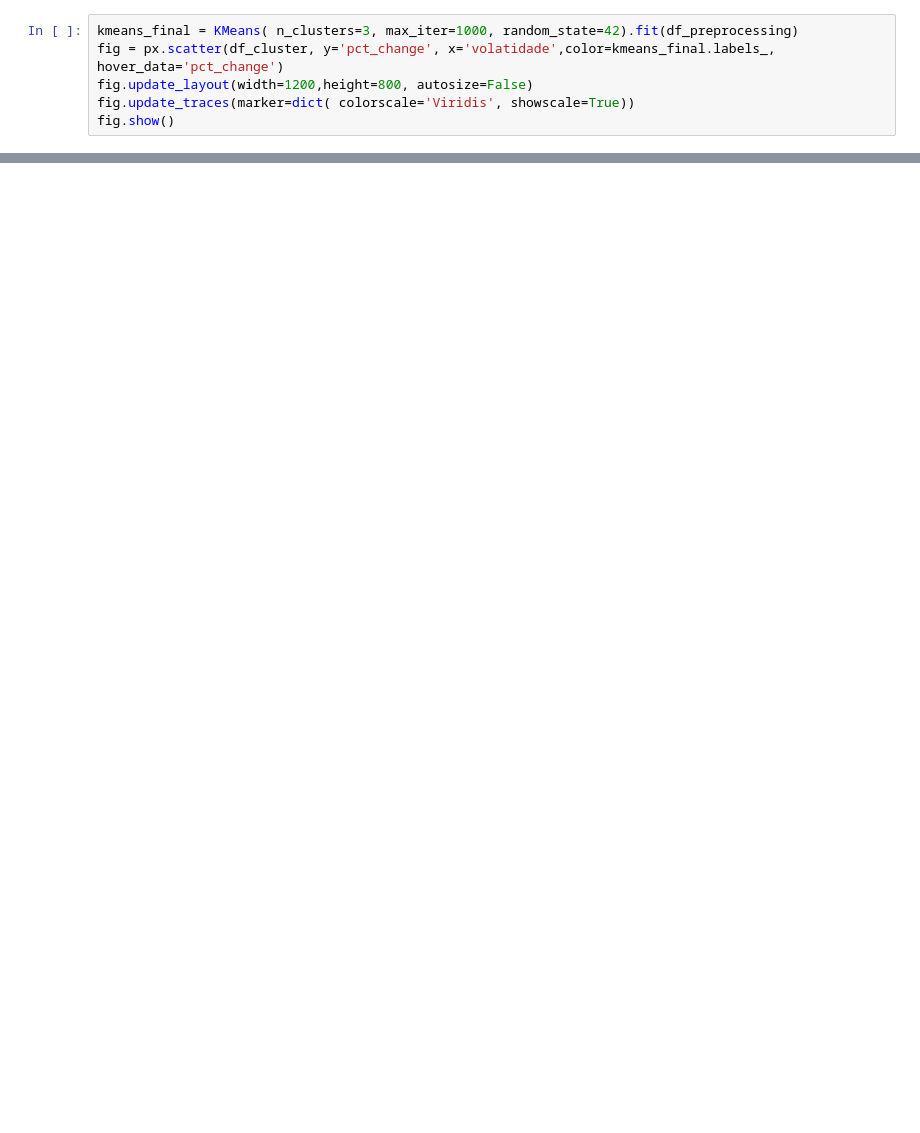
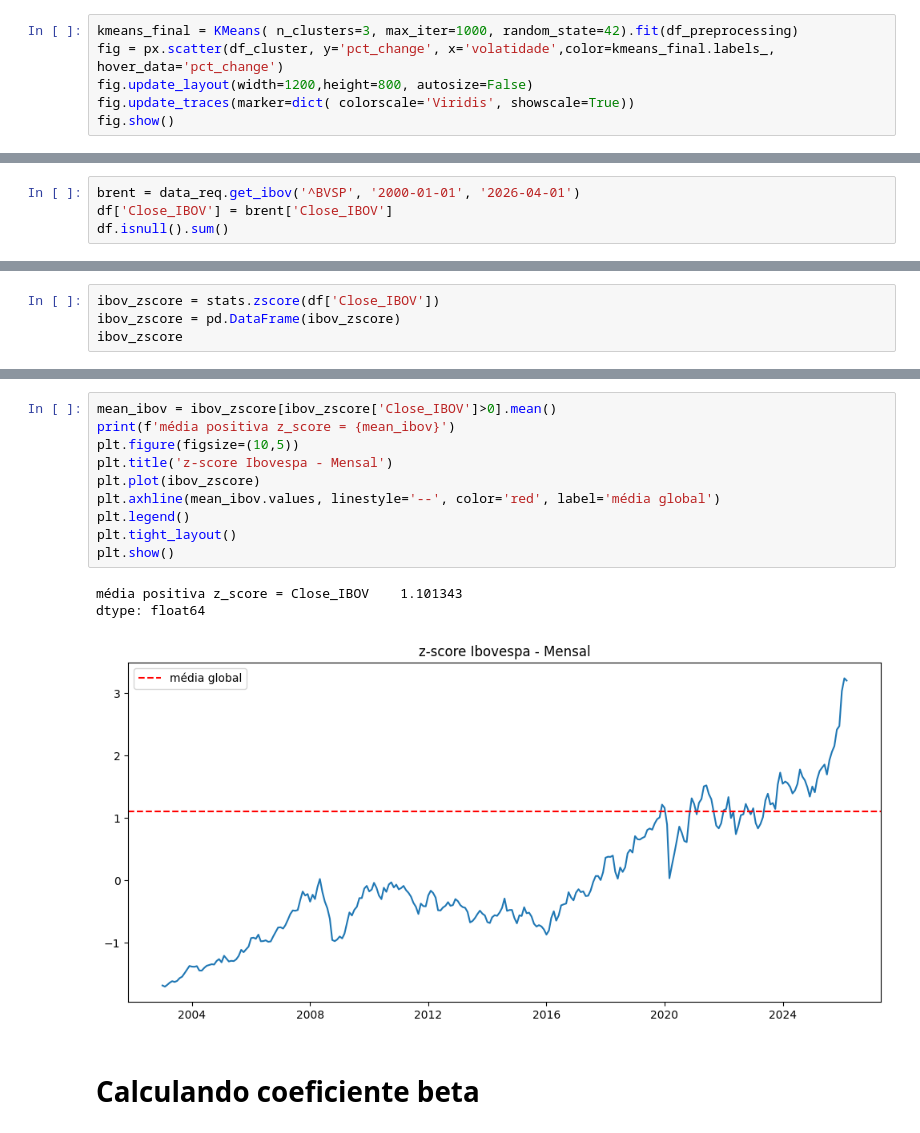
Before and after one commit to WesleySouza13/oil-price-shock-analysis, a Jupyter notebook: notebooks/01_time_series.ipynb, the cells around one changed output, grey strips where cells are left out. Drawn from its saved outputs; the diff is of its cells as text; blank space fills up the shorter version.

Commit message:
calculando coeficiente beta

```diff
--- a/notebooks/01_time_series.ipynb
+++ b/notebooks/01_time_series.ipynb
@@ -418,0 +452,4 @@ df_cluster
+# %%
+brent = data_req.get_ibov('^BVSP', '2000-01-01', '2026-04-01')
+df['Close_IBOV'] = brent['Close_IBOV']
+df.isnull().sum()
@@ -418,0 +471,4 @@ df_cluster
+# %%
+ibov_zscore = stats.zscore(df['Close_IBOV'])
+ibov_zscore = pd.DataFrame(ibov_zscore)
+ibov_zscore
@@ -418,0 +490,16 @@ df_cluster
+# %%
+mean_ibov = ibov_zscore[ibov_zscore['Close_IBOV']>0].mean()
+print(f'média positiva z_score = {mean_ibov}')
+plt.figure(figsize=(10,5))
+plt.title('z-score Ibovespa - Mensal')
+plt.plot(ibov_zscore)
+plt.axhline(mean_ibov.values, linestyle='--', color='red', label='média global')
+plt.legend()
+plt.tight_layout()
+plt.show()
+# %% [output]
+média positiva z_score = Close_IBOV    1.101343
+dtype: float64
+[figure, added]
+# %% [markdown]
+# Calculando coeficiente beta
```
Also changed, not shown: parts of 23 cells of this notebook, 3 other files.
